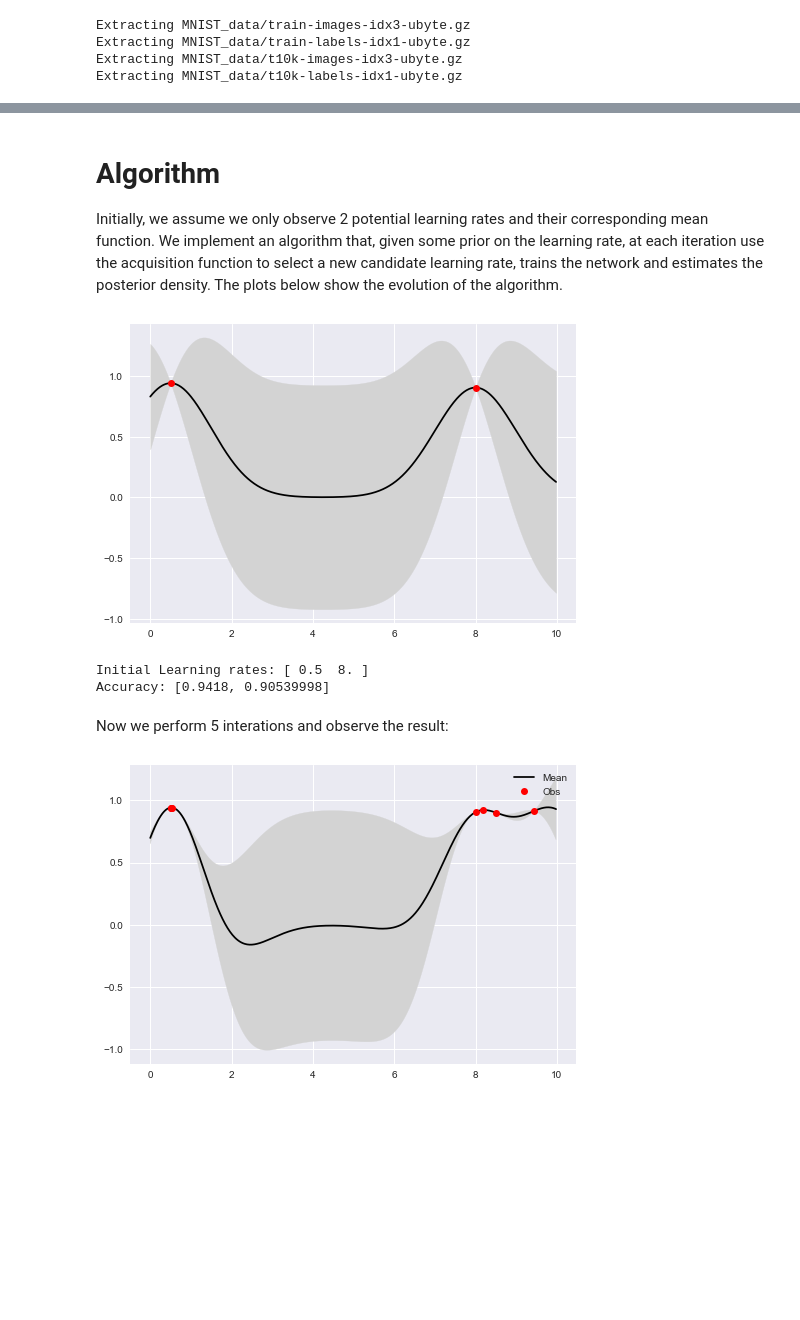
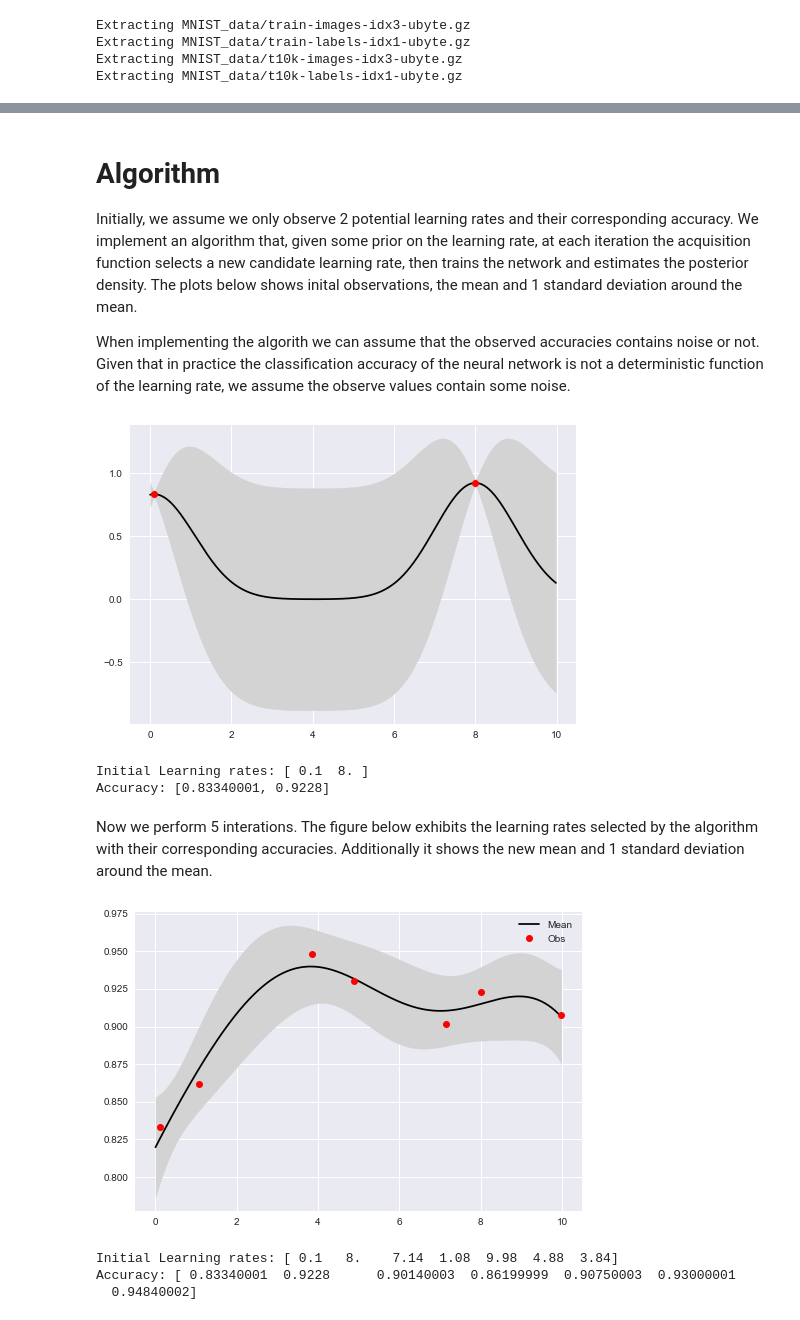
Before and after one commit to alohia/bayesopt, a Jupyter notebook: project.ipynb, the cells around one changed output, grey strips where cells are left out. Drawn from its saved outputs; the diff is of its cells as text; code cells hidden in the pictures; blank space fills up the shorter version.

Commit message:
added some noise

```diff
--- a/project.ipynb
+++ b/project.ipynb
@@ -50,7 +50,7 @@ def opt_hyparams(x,y): #Find the hyperparameters that optimize LLH without noise
     m = params[0]
     noise = abs(params[1])
     length = abs(params[2])
-    sf = 0
+    sf = 0.001
     return m, noise, length, sf
 # %%
 def opt_hyparams_noise(x,y): #Find the hyperparameters that optimize LLH with noise
@@ -150,7 +150,7 @@ def acquisition_fun(x, y, xn, mean_vector, sigma_vector):
     y_best = np.max(y)
     ind_cand = np.array([not any(abs(xi-x)<=0.00001) for xi in xn]) #Indicator of candidates
     gamma = (mean_vector[ind_cand] - y_best)/sigma_vector[ind_cand]
-    af = (mean_vector[ind_cand] - y_best)* norm.cdf(gamma) + norm.pdf(gamma)
+    af = (mean_vector[ind_cand] - y_best)* norm.cdf(gamma) + sigma_vector[ind_cand]*norm.pdf(gamma)
 
     x_next = xn[ind_cand][np.argmax(af)]
     return x_next
@@ -158,7 +158,9 @@ def acquisition_fun(x, y, xn, mean_vector, sigma_vector):
 # Algorithm
 
 
-Initially, we assume we only observe 2 potential learning rates and their corresponding mean function. We implement an algorithm that, given some prior on the learning rate, at each iteration use the acquisition function to select a new candidate learning rate, trains the network and estimates the posterior density. The plots below show the evolution of the algorithm.
+Initially, we assume we only observe 2 potential learning rates and their corresponding accuracy. We implement an algorithm that, given some prior on the learning rate, at each iteration the acquisition function selects a new candidate learning rate, then trains the network and estimates the posterior density. The plots below shows inital observations, the mean and 1 standard deviation around the mean.
+
+When implementing the algorith we can assume that the observed accuracies contains noise or not. Given that in practice the classification accuracy of the neural network is not a deterministic function of the learning rate, we assume the observe values contain some noise.
 # %%
 
 sess = tf.InteractiveSession()
@@ -166,7 +168,7 @@ h_dim = 20 # Fixed number of hidden dimensions
 n = 500 # Number of point in the grid.
 xn = np.arange(0,10,10/n)
 
-l_rates = np.array([0.5, 8]) # Initial leeaning rates
+l_rates = np.array([0.1,8]) # Initial leeaning rates
 f = [nn_train(l, h_dim) for l in l_rates] #Accuracy
 
 noise = 1;length =1; m=0
@@ -183,33 +185,39 @@ plt.show()
 print ('Initial Learning rates:', l_rates)
 print ('Accuracy:', f)
 # %% [output]
-[figure, old version]
+[figure, new version]
-Initial Learning rates: [ 0.5  8. ]
-Accuracy: [0.9418, 0.90539998]
+Initial Learning rates: [ 0.1  8. ]
+Accuracy: [0.83340001, 0.9228]
-# %% [markdown]
-Now we perform 5 interations and observe the result:
+# %% [markdown]
+Now we perform 5 interations. The figure below exhibits the learning rates selected by the algorithm with their corresponding accuracies. Additionally it shows the new mean and 1 standard deviation around the mean.
 # %%
 #If sf is used, we have to use opt_hyparams_noise, otherwise use opt_hyparams.
 n_iter = 5
 
 for i in range(n_iter):
     next_candidate = acquisition_fun(l_rates, f, xn, np.array(data['Mean']), np.array(data['StdDev']))
     l_rates = np.append(l_rates,next_candidate)
     f = np.append(f,nn_train(next_candidate, h_dim))
     E, cov = gp_posterior(l_rates, f, xn, m, noise, length, sf)
     data = data_posterior(xn, E, cov)
 
     try:
-        m, noise, length, sf = opt_hyparams_noise(l_rates,f)
+        m, noise, length, sf = opt_hyparams(l_rates,f)
     except ValueError:
         m, noise, length, sf = m, noise, length, sf
 
 
 plt.plot(data['x'],data['Mean'], color = 'black', label = 'Mean')
 plt.plot(l_rates,f, 'ro', label = 'Obs')
 plt.fill_between(data['x'], data['Mean']-data['StdDev'], data['Mean']+data['StdDev'],color = 'lightgrey')
 
 plt.legend()
 plt.show()
+
+print ('Initial Learning rates:', l_rates)
+print ('Accuracy:', f)
 # %% [output]
-[figure, old version]
+[figure, new version]
+Initial Learning rates: [ 0.1   8.    7.14  1.08  9.98  4.88  3.84]
+Accuracy: [ 0.83340001  0.9228      0.90140003  0.86199999  0.90750003  0.93000001
+  0.94840002]
```
Also changed, not shown: parts of 2 cells of this notebook.
